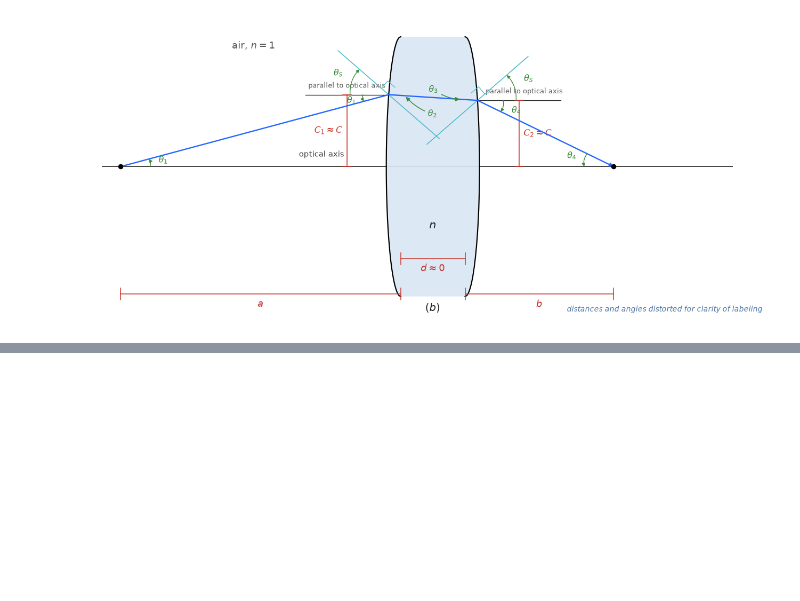
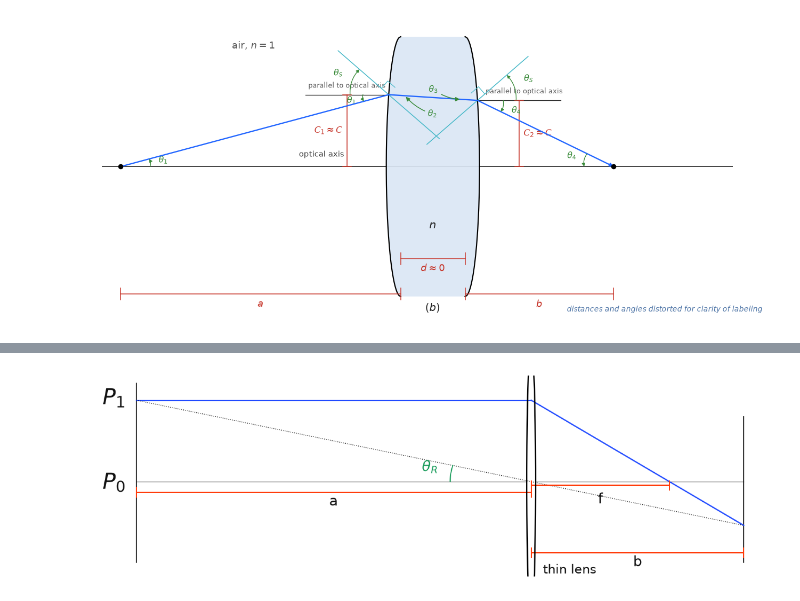
Before and after one commit to iamseba29/eng-ai-agents, a Jupyter notebook: notebooks/CV/mit-foundations/chapter-6-lenses/index.ipynb, the cells around one changed output, grey strips where cells are left out. Saved outputs shown, nothing was run; the diff lists cells and outputs as text; code cells hidden in the pictures; blank space fills up the shorter version.

```diff
--- a/notebooks/CV/mit-foundations/chapter-6-lenses/index.ipynb
+++ b/notebooks/CV/mit-foundations/chapter-6-lenses/index.ipynb
@@ -1167,0 +1202,99 @@ With distinct front and back radii this generalizes to $\frac{1}{f} = (n-1)\left
+# %%
+# Figure 6.6 — Off-axis points and the equivalent lens rotation (book §6.2).
+#
+# This cell draws one off-axis object point, the chief ray through the lens
+# center, and the parallel ray that refracts to the image. Changing n, R1, R2,
+# a, or P1 updates f, b, P2, and theta_R.
+
+# --- Tunable physics parameters ---
+# The parameters below drive the figure's geometry within a narrow range
+# around the defaults. Significant deviations may push labels off-figure or
+# break the lens-shape proportions, because some visual layout constants are
+# not yet coupled to the physics. The math itself remains correct for any inputs.
+n = torch.tensor(1.5, dtype=torch.float32)
+R1 = torch.tensor(1.4, dtype=torch.float32)
+R2 = torch.tensor(1.4, dtype=torch.float32)
+a = torch.tensor(4.0, dtype=torch.float32)
+P1 = torch.tensor(1.05, dtype=torch.float32)
+
+# --- Visual layout knobs (cosmetic, no physics meaning) ---
+lens_gap = torch.tensor(0.0, dtype=torch.float32)
+lens_bulge = torch.tensor(0.045, dtype=torch.float32)
+lens_half_h = torch.tensor(1.75, dtype=torch.float32)
+tick = torch.tensor(0.06, dtype=torch.float32)
+dark, blue, red, gray, green = "#111111", "#1f49ff", "#ff3b0a", "#666666", "#169b59"
+
+# --- Derived quantities ---
+z = torch.tensor(0.0, dtype=torch.float32)
+f = focal_length(n, R1, R2)
+b = image_distance(a, f)
+theta_R = torch.atan(P1 / a)
+P2 = -b * torch.tan(theta_R)
+
+obj = torch.stack([-a, P1])
+obj0 = torch.stack([-a, z])
+lens0 = torch.stack([z, z])
+lens1 = torch.stack([z, P1])
+img = torch.stack([b, P2])
+
+left_x, right_x, lens_y = lens_curves(lens_gap, lens_bulge, lens_half_h)
+
+a_y = torch.tensor(-0.14, dtype=torch.float32)
+f_y = torch.tensor(-0.05, dtype=torch.float32)
+b_y = torch.tensor(-0.92, dtype=torch.float32)
+ymin = torch.min(P2 - torch.tensor(0.28, dtype=torch.float32), b_y - torch.tensor(0.12, dtype=torch.float32))
+ymax = P1 + torch.tensor(0.22, dtype=torch.float32)
+
+# --- Drawing ---
+fig, ax = plt.subplots(figsize=(12.8, 4.0))
+
+ax.plot([(-a).item(), b.item()], [0.0, 0.0], color=gray, lw=0.8, zorder=0)
+draw_biconvex_lens(ax, left_x, right_x, lens_y, face="white", lw=1.5, alpha=1.0)
+
+for x, y0, y1 in [(-a, ymin, ymax), (b, ymin, torch.tensor(0.84, dtype=torch.float32))]:
+    ax.plot([x.item(), x.item()], [y0.item(), y1.item()], color=dark, lw=1.1)
+
+ax.plot([obj[0].item(), lens1[0].item()], [obj[1].item(), lens1[1].item()], color=blue, lw=1.4)
+ax.plot([lens1[0].item(), img[0].item()], [lens1[1].item(), img[1].item()], color=blue, lw=1.4)
+ax.plot([obj[0].item(), img[0].item()], [obj[1].item(), img[1].item()], color=dark, lw=0.8, ls=":")
+
+for x0, x1, y, label, dy in [
+    (-a, z, a_y, "a", -0.12),
+    (z, f, f_y, "f", -0.18),
+    (z, b, b_y, "b", -0.12),
+]:
+    ax.plot([x0.item(), x1.item()], [y.item(), y.item()], color=red, lw=1.3)
+    ax.plot([x0.item(), x0.item()], [(y - tick).item(), (y + tick).item()], color=red, lw=1.3)
+    ax.plot([x1.item(), x1.item()], [(y - tick).item(), (y + tick).item()], color=red, lw=1.3)
+    ax.text((0.5 * (x0 + x1)).item(), (y + dy).item(), label, fontsize=16, color=dark, ha="center", va="center")
+
+draw_angle(
+    ax,
+    lens0,
+    torch.pi - theta_R,
+    torch.pi,
+    torch.tensor(0.82, dtype=torch.float32),
+    r"$\theta_R$",
+    text_radius=torch.tensor(0.98, dtype=torch.float32),
+    text_shift=torch.tensor([-0.05, 0.06], dtype=torch.float32),
+    fs=16,
+    color=green,
+    lw=1.1,
+)
+
+for p, text, fs, ha, va in [
+    (torch.stack([obj0[0] - torch.tensor(0.10), obj[1] + torch.tensor(0.02)]), r"$P_1$", 24, "right", "center"),
+    (torch.stack([obj0[0] - torch.tensor(0.10), obj0[1] - torch.tensor(0.02)]), r"$P_0$", 24, "right", "center"),
+    (torch.stack([torch.tensor(0.12), ymin - torch.tensor(0.02)]), "thin lens", 14, "left", "top"),
+]:
+    ax.text(p[0].item(), p[1].item(), text, fontsize=fs, color=dark, ha=ha, va=va)
+
+ax.set_xlim((-a - torch.tensor(0.22)).item(), (b + torch.tensor(0.18)).item())
+ax.set_ylim((ymin - torch.tensor(0.18)).item(), (ymax + torch.tensor(0.10)).item())
+ax.axis("off")
+
+# --- Save ---
+plt.savefig(IMAGES_DIR / "fig06_06.png", dpi=150, bbox_inches="tight")
+plt.show()
+# %% [output]
+[figure, added]
```
Also changed, not shown: parts of 17 cells of this notebook.
